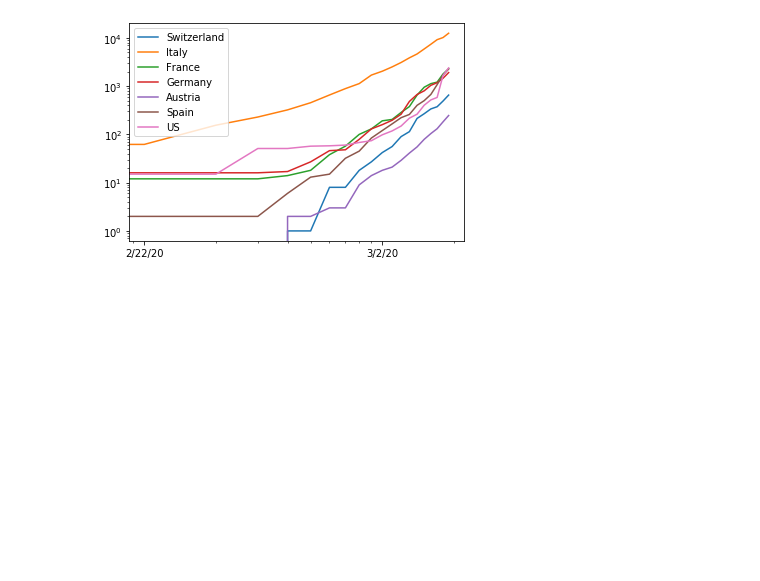
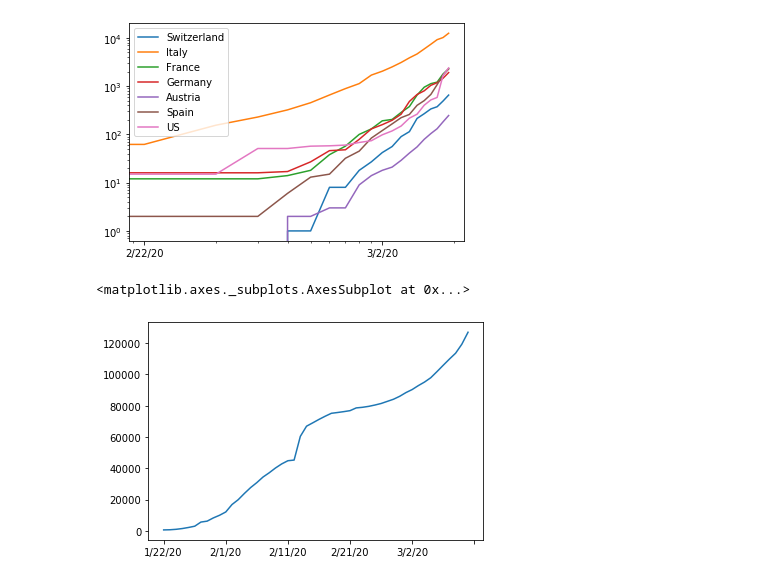
Before and after one commit to jpmieville/COVID-19_data_analyis, a Jupyter notebook: covid19_data_analysis.ipynb, the cells around one changed output. Saved outputs shown, nothing was run; the diff lists cells and outputs as text; code cells hidden in the pictures; blank space fills up the shorter version.

Commit message:
Add a global plot

```diff
--- a/covid19_data_analysis.ipynb
+++ b/covid19_data_analysis.ipynb
@@ -105,3 +105,12 @@ df3[30:].plot(logy=True, logx=True)
 # %% [output]
 <matplotlib.axes._subplots.AxesSubplot at 0x...>
 [figure]
+# %%
+df4 = df.sum(axis=0)
+# %%
+df4.drop(index=['Country/Region'], inplace=True)
+# %%
+df4.plot()
+# %% [output]
+<matplotlib.axes._subplots.AxesSubplot at 0x...>
+[figure, added]
```
Also changed, not shown: parts of 2 cells of this notebook.
